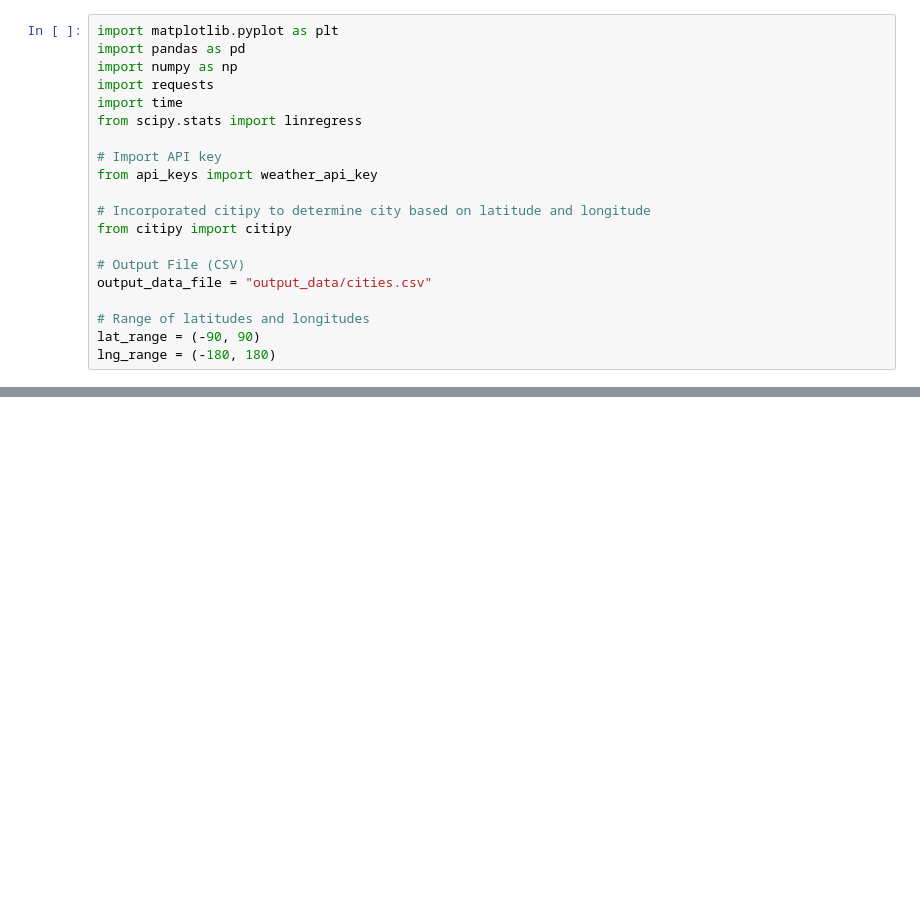
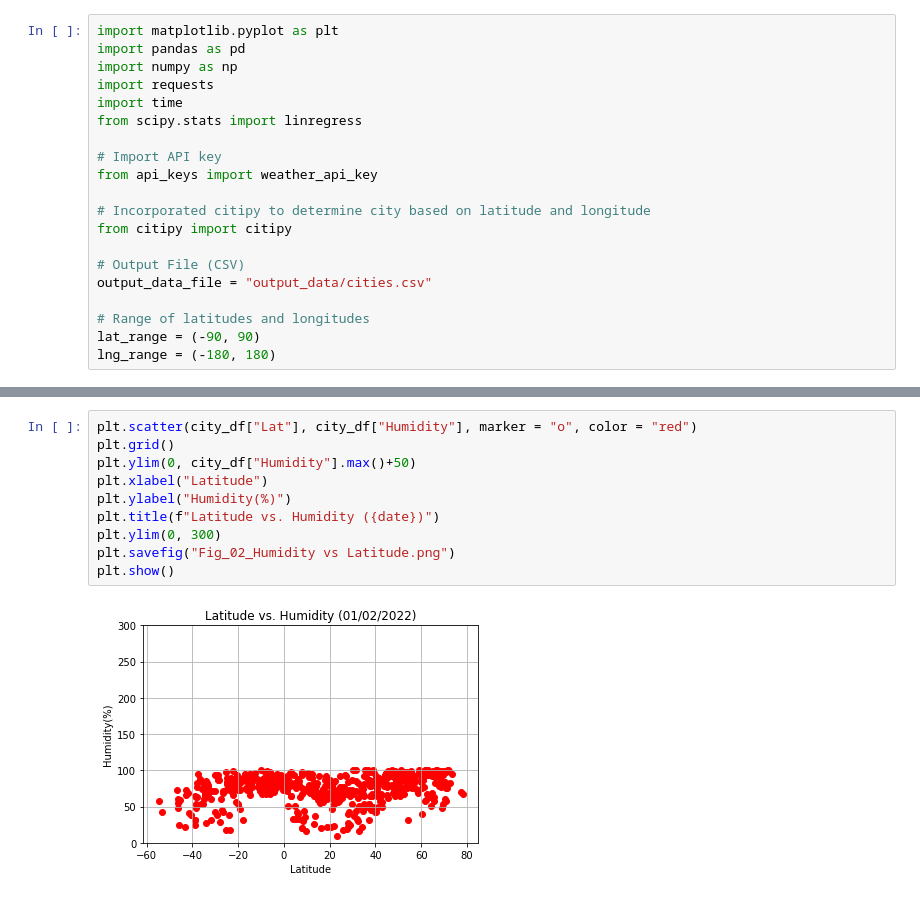
Before and after one commit to Coder11112014/python-api-challenge, a Jupyter notebook: WeatherPy/WeatherPy.ipynb, the cells around one changed output, grey strips where cells are left out. Drawn from its saved outputs; the diff is of its cells as text; blank space fills up the shorter version.

```diff
--- a/WeatherPy/WeatherPy.ipynb
+++ b/WeatherPy/WeatherPy.ipynb
@@ -41,0 +162,12 @@ len(cities)
+# %%
+plt.scatter(city_df["Lat"], city_df["Humidity"], marker = "o", color = "red")
+plt.grid()
+plt.ylim(0, city_df["Humidity"].max()+50)
+plt.xlabel("Latitude")
+plt.ylabel("Humidity(%)")
+plt.title(f"Latitude vs. Humidity ({date})")
+plt.ylim(0, 300)
+plt.savefig("Fig_02_Humidity vs Latitude.png")
+plt.show()
+# %% [output]
+[figure, added]
```
Also changed, not shown: parts of 26 cells of this notebook, 6 other files.
